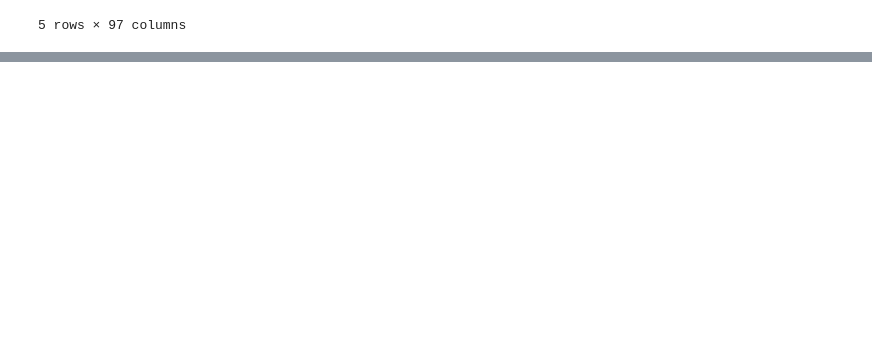
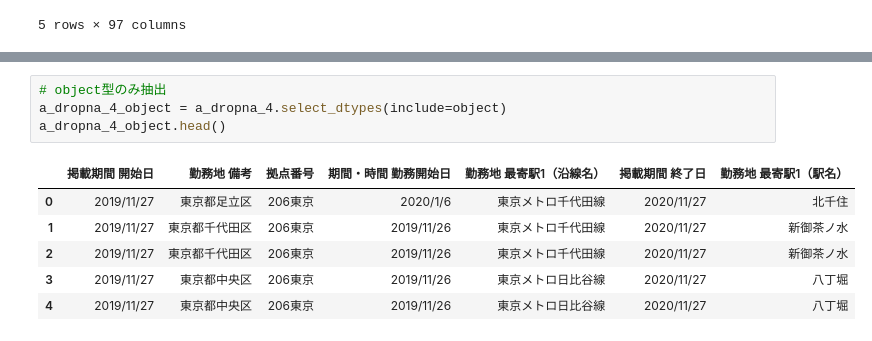
Before and after one commit to NatsukiH/apply_prediction, a Jupyter notebook: application_predict.ipynb, the cells around one changed output, grey strips where cells are left out. Drawn from its saved outputs; the diff is of its cells as text; blank space fills up the shorter version.

Commit message:
前処理その1 object型の変換・重複消去

```diff
--- a/application_predict.ipynb
+++ b/application_predict.ipynb
@@ -282,0 +411,11 @@ a_dropna_2.tail()
+# %%
+# object型のみ抽出
+a_dropna_4_object = a_dropna_4.select_dtypes(include=object)
+a_dropna_4_object.head()
+# %% [output]
+|  | 掲載期間 開始日 | 勤務地 備考 | 拠点番号 | 期間・時間 勤務開始日 | 勤務地 最寄駅1（沿線名） | 掲載期間 終了日 | 勤務地 最寄駅1（駅名） |
+| 0 | 2019/11/27 | 東京都足立区 | 206東京 | 2020/1/6 | 東京メトロ千代田線 | 2020/11/27 | 北千住 |
+| 1 | 2019/11/27 | 東京都千代田区 | 206東京 | 2019/11/26 | 東京メトロ千代田線 | 2020/11/27 | 新御茶ノ水 |
+| 2 | 2019/11/27 | 東京都千代田区 | 206東京 | 2019/11/26 | 東京メトロ千代田線 | 2020/11/27 | 新御茶ノ水 |
+| 3 | 2019/11/27 | 東京都中央区 | 206東京 | 2019/11/26 | 東京メトロ日比谷線 | 2020/11/27 | 八丁堀 |
+| 4 | 2019/11/27 | 東京都中央区 | 206東京 | 2019/11/26 | 東京メトロ日比谷線 | 2020/11/27 | 八丁堀 |
```
Also changed, not shown: parts of 20 cells of this notebook.
